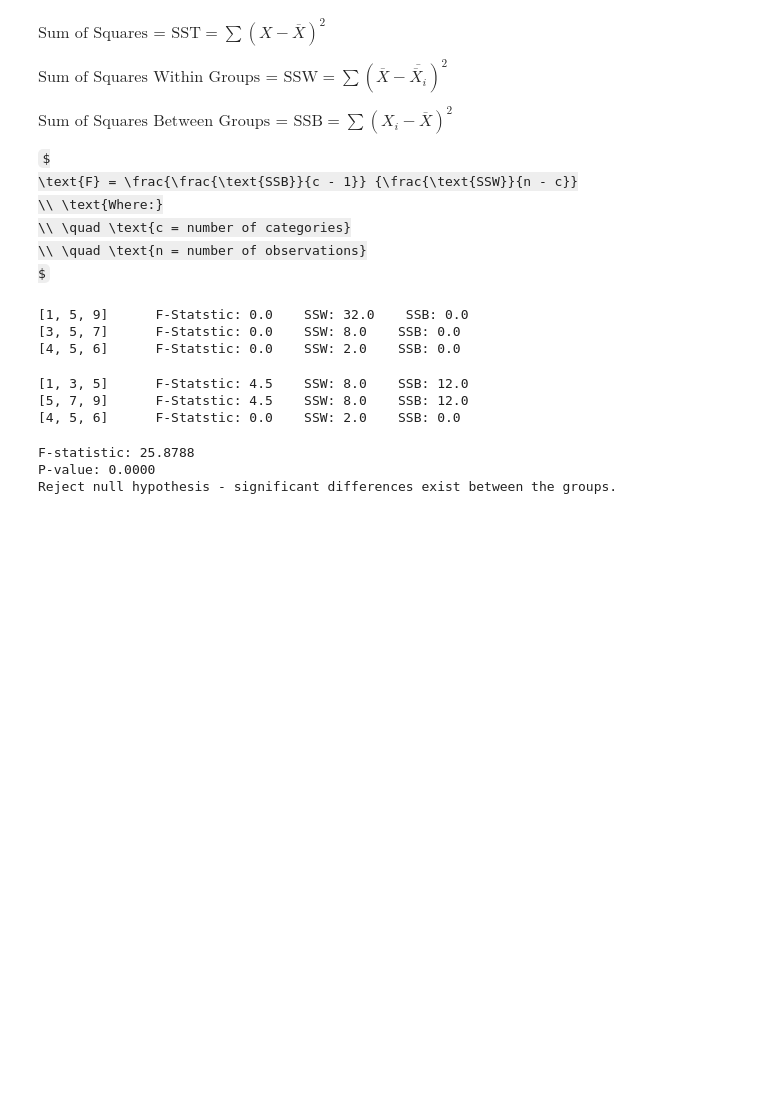
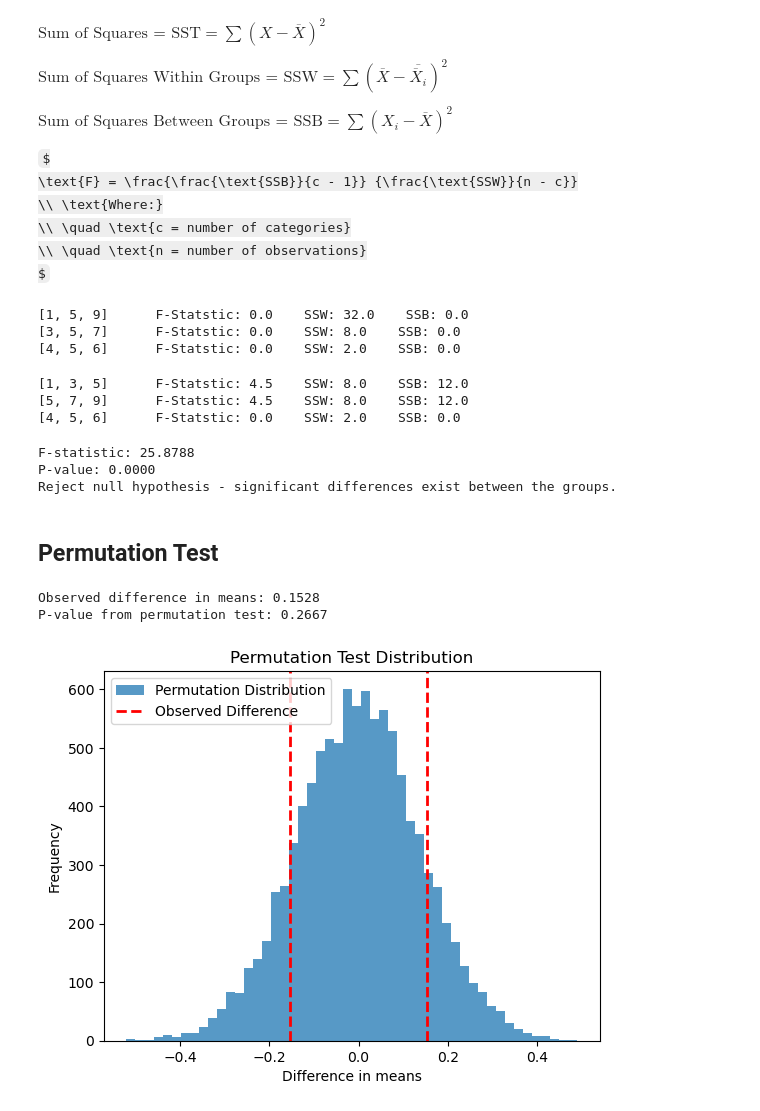
Before and after one commit to Jordanbarker/jordanbarker.github.io, a Jupyter notebook: Jupyter_Notebooks/StatisticalTests.ipynb, the cells around one changed output. Cells and saved outputs as stored; diff of their text form; code cells hidden in the pictures; some formulas as TeX source; blank space fills up the shorter version.

```diff
--- a/Jupyter_Notebooks/StatisticalTests.ipynb
+++ b/Jupyter_Notebooks/StatisticalTests.ipynb
@@ -296,3 +402,38 @@ else:
 F-statistic: 25.8788
 P-value: 0.0000
 Reject null hypothesis - significant differences exist between the groups.
+# %% [markdown]
+## Permutation Test
+# %%
+def perform_permutation_test(combined, size1, size2, num_permutations=10000):
+    perm_diffs = np.zeros(num_permutations)
+    for i in range(num_permutations):
+        np.random.shuffle(combined)
+        new_group1 = combined[:size1]
+        new_group2 = combined[size1:size1+size2]
+        perm_diffs[i] = np.mean(new_group2) - np.mean(new_group1)
+    return perm_diffs
+
+data_group1 = rng.standard_normal(sample_size)  # Mean score group 1
+data_group2 = rng.standard_normal(sample_size) # Mean score of group 2
+observed_diff = np.mean(data_group2) - np.mean(data_group1)
+combined_data = np.concatenate([data_group1, data_group2])
+
+# Perform the permutation test
+perm_diffs = perform_permutation_test(combined_data.copy(), len(data_group1), len(data_group2))
+p_value = np.mean(np.abs(perm_diffs) >= np.abs(observed_diff))
+print(f"Observed difference in means: {observed_diff:.04f}")
+print(f"P-value from permutation test: {p_value:.04f}")
+
+plt.hist(perm_diffs, bins=50, alpha=0.75, label='Permutation Distribution')
+plt.axvline(x=observed_diff, color='red', linestyle='dashed', linewidth=2, label='Observed Difference')
+plt.axvline(x=-observed_diff, color='red', linestyle='dashed', linewidth=2)
+plt.legend()
+plt.xlabel('Difference in means')
+plt.ylabel('Frequency')
+plt.title('Permutation Test Distribution')
+plt.show()
+# %% [output]
+Observed difference in means: 0.1528
+P-value from permutation test: 0.2667
+[figure, added]
```
Also changed, not shown: parts of 24 cells of this notebook, 4 other files.
